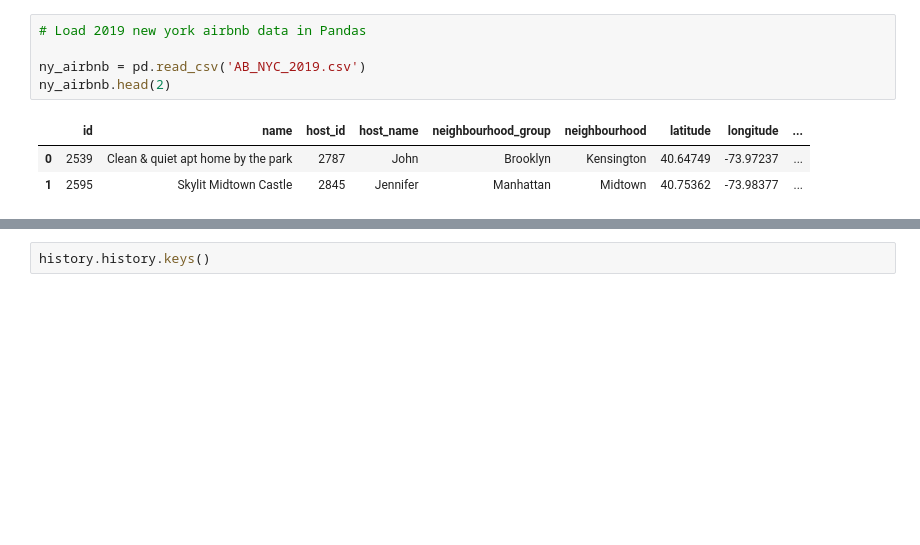
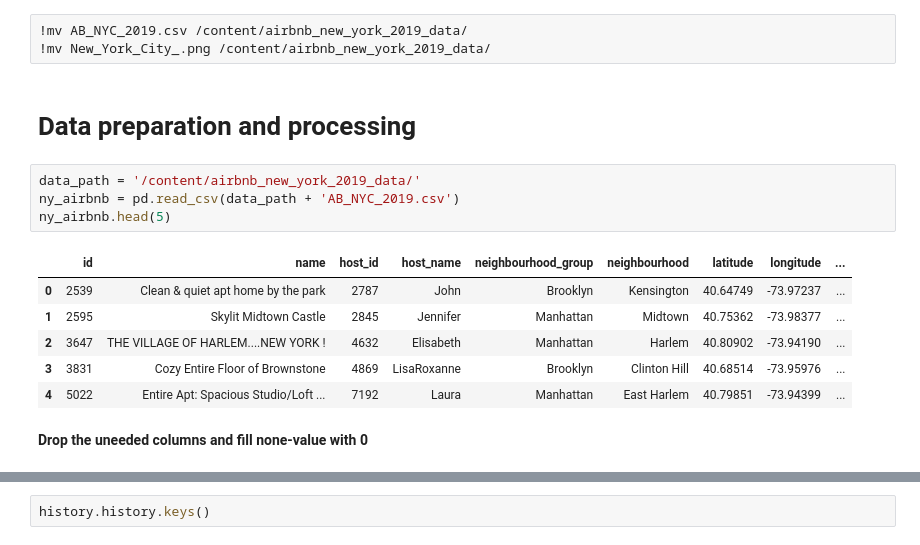
Before and after one commit to dzcyb0rg68/e503_airbnb_prediction, a Jupyter notebook: airbnb_prediction.ipynb, the cells around one changed output, grey strips where cells are left out. Drawn from its saved outputs; the diff is of its cells as text; blank space fills up the shorter version.

```diff
--- a/airbnb_prediction.ipynb
+++ b/airbnb_prediction.ipynb
@@ -10,10 +39,19 @@ tf.__version__
+# %%
+!mv AB_NYC_2019.csv /content/airbnb_new_york_2019_data/
+!mv New_York_City_.png /content/airbnb_new_york_2019_data/
+# %% [markdown]
+# Data preparation and processing
 # %%
-# Load 2019 new york airbnb data in Pandas
-
-ny_airbnb = pd.read_csv('AB_NYC_2019.csv')
-ny_airbnb.head(2)
+data_path = '/content/airbnb_new_york_2019_data/'
+ny_airbnb = pd.read_csv(data_path + 'AB_NYC_2019.csv')
+ny_airbnb.head(5)
 # %% [output]
 |  | id | name | host_id | host_name | neighbourhood_group | neighbourhood | latitude | longitude | ... |
 | 0 | 2539 | Clean & quiet apt home by the park | 2787 | John | Brooklyn | Kensington | 40.64749 | -73.97237 | ... |
 | 1 | 2595 | Skylit Midtown Castle | 2845 | Jennifer | Manhattan | Midtown | 40.75362 | -73.98377 | ... |
+| 2 | 3647 | THE VILLAGE OF HARLEM....NEW YORK ! | 4632 | Elisabeth | Manhattan | Harlem | 40.80902 | -73.94190 | ... |
+| 3 | 3831 | Cozy Entire Floor of Brownstone | 4869 | LisaRoxanne | Brooklyn | Clinton Hill | 40.68514 | -73.95976 | ... |
+| 4 | 5022 | Entire Apt: Spacious Studio/Loft ... | 7192 | Laura | Manhattan | East Harlem | 40.79851 | -73.94399 | ... |
+# %% [markdown]
+**Drop the uneeded columns and fill none-value with 0**
 # %%
```
Also changed, not shown: parts of 21 cells of this notebook, 1 other file.
